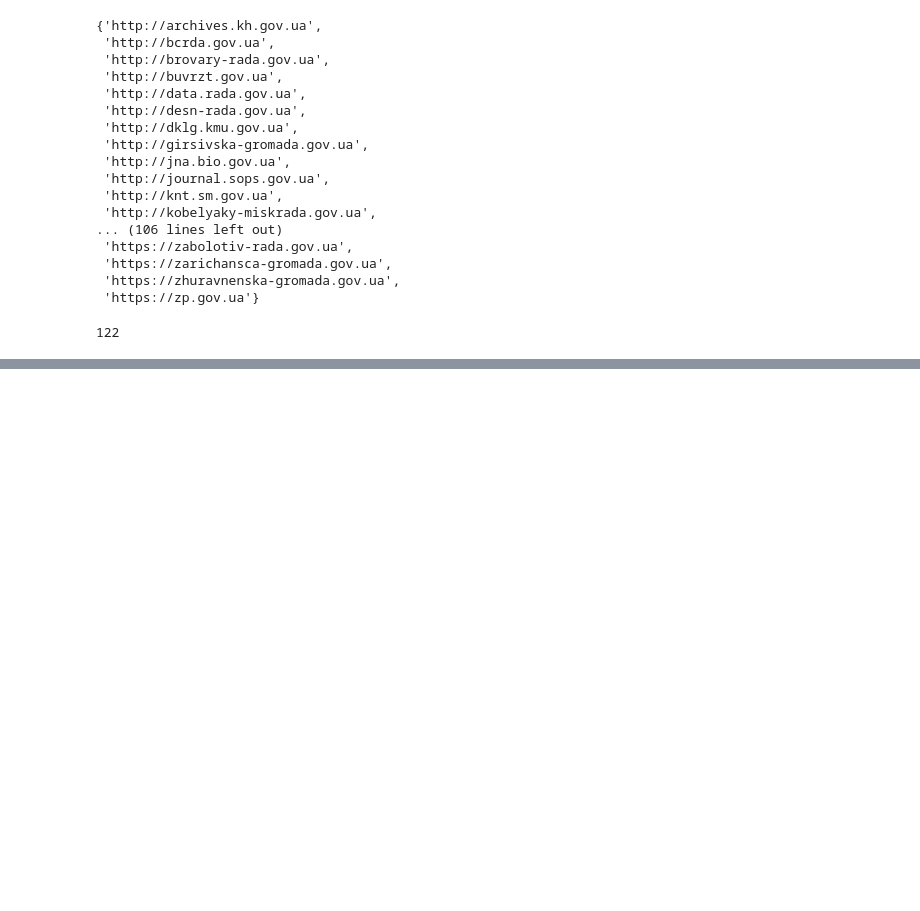
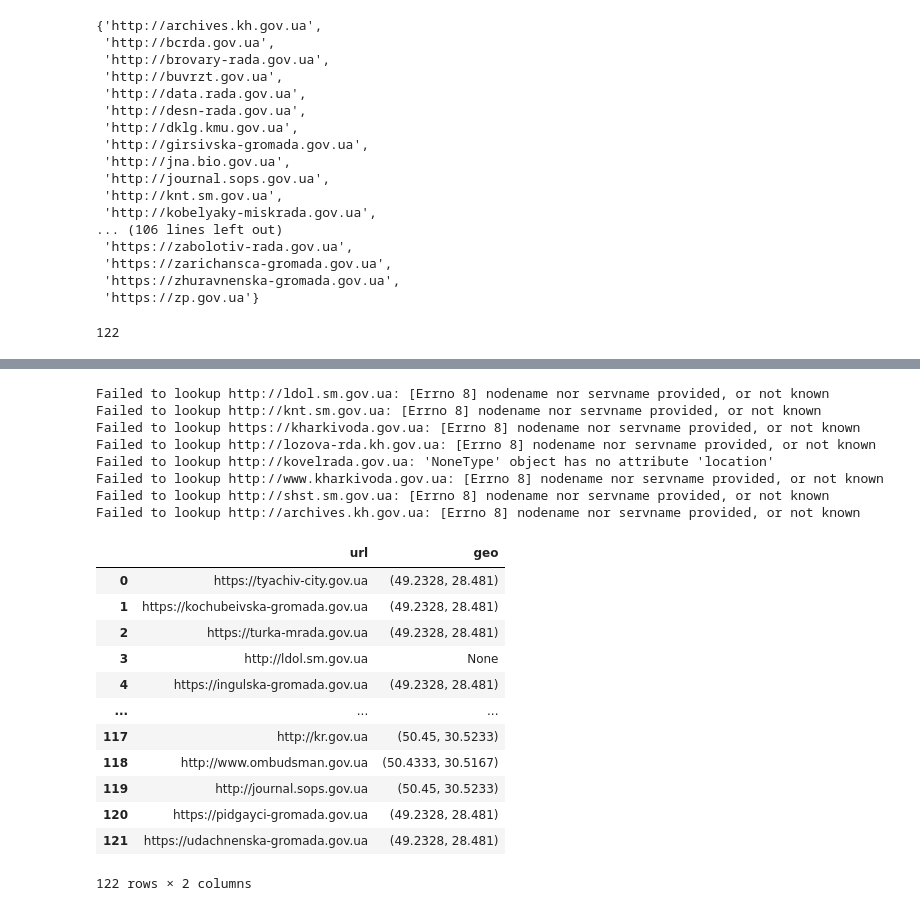
Before and after one commit to bmschmidt/gov-ua, a Jupyter notebook: Notebook.ipynb, the cells around one changed output, grey strips where cells are left out. Drawn from its saved outputs; the diff is of its cells as text; code cells hidden in the pictures; blank space fills up the shorter version.

```diff
--- a/Notebook.ipynb
+++ b/Notebook.ipynb
@@ -5,7 +5,7 @@ This notebook analyzes data collected by the `monitor.py` program that checks to
 # %%
 import pandas
 
-df = pandas.read_csv('data.csv', parse_dates=['run', 'time'])
+df = pandas.read_csv('https://raw.githubusercontent.com/edsu/gov-ua/main/data.csv', parse_dates=['run', 'time'])
 df
 # %% [output]
 |  | run | time | url | error |
@@ -95,0 +144,25 @@ We can see if it's possible to get a sense of where these hostnames are hosted.
+# %%
+df2['geo'] = df2.url.map(geo)
+df2
+# %% [output]
+Failed to lookup http://ldol.sm.gov.ua: [Errno 8] nodename nor servname provided, or not known
+Failed to lookup http://knt.sm.gov.ua: [Errno 8] nodename nor servname provided, or not known
+Failed to lookup https://kharkivoda.gov.ua: [Errno 8] nodename nor servname provided, or not known
+Failed to lookup http://lozova-rda.kh.gov.ua: [Errno 8] nodename nor servname provided, or not known
+Failed to lookup http://kovelrada.gov.ua: 'NoneType' object has no attribute 'location'
+Failed to lookup http://www.kharkivoda.gov.ua: [Errno 8] nodename nor servname provided, or not known
+Failed to lookup http://shst.sm.gov.ua: [Errno 8] nodename nor servname provided, or not known
+Failed to lookup http://archives.kh.gov.ua: [Errno 8] nodename nor servname provided, or not known
+|  | url | geo |
+| 0 | https://tyachiv-city.gov.ua | (49.2328, 28.481) |
+| 1 | https://kochubeivska-gromada.gov.ua | (49.2328, 28.481) |
+| 2 | https://turka-mrada.gov.ua | (49.2328, 28.481) |
+| 3 | http://ldol.sm.gov.ua | None |
+| 4 | https://ingulska-gromada.gov.ua | (49.2328, 28.481) |
+| ... | ... | ... |
+| 117 | http://kr.gov.ua | (50.45, 30.5233) |
+| 118 | http://www.ombudsman.gov.ua | (50.4333, 30.5167) |
+| 119 | http://journal.sops.gov.ua | (50.45, 30.5233) |
+| 120 | https://pidgayci-gromada.gov.ua | (49.2328, 28.481) |
+| 121 | https://udachnenska-gromada.gov.ua | (49.2328, 28.481) |
+122 rows × 2 columns
```
Also changed, not shown: parts of 16 cells of this notebook, 1 other file.
